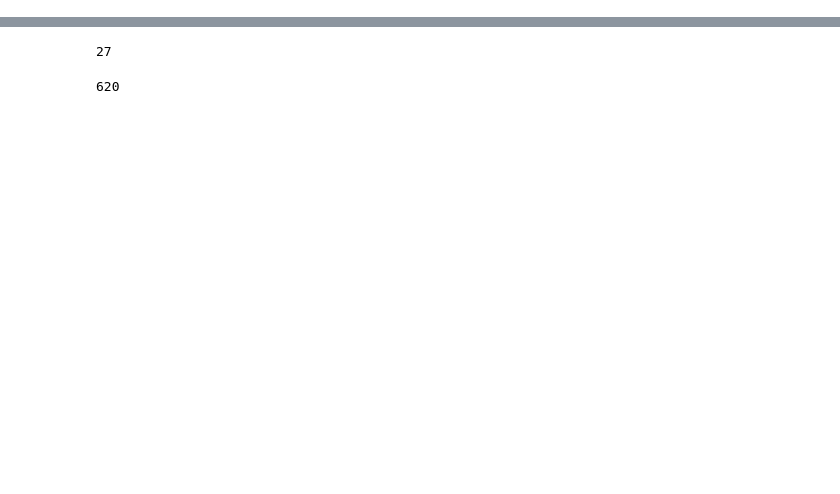
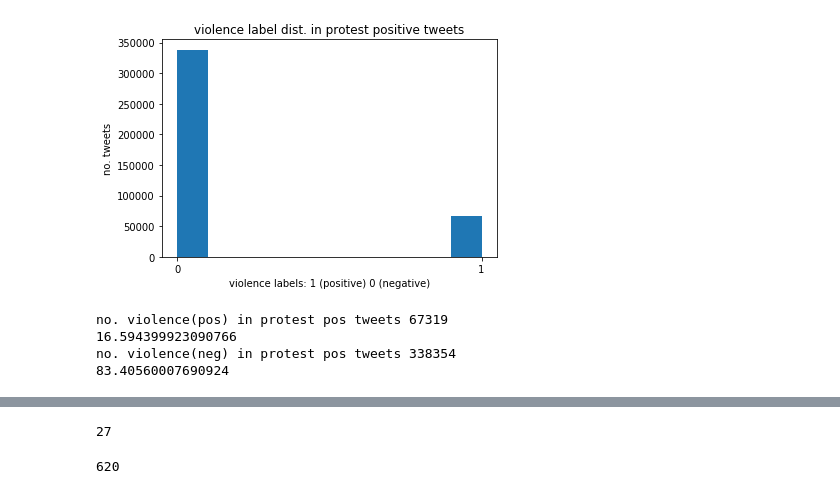
Before and after one commit to efatmae/Tweets_Turkey_2013_data_analysis, a Jupyter notebook: predicted_tweets_time_analysis.ipynb, the cells around one changed output, grey strips where cells are left out. Drawn from its saved outputs; the diff is of its cells as text; code cells hidden in the pictures; blank space fills up the shorter version.

```diff
--- a/predicted_tweets_time_analysis.ipynb
+++ b/predicted_tweets_time_analysis.ipynb
@@ -15,0 +47,21 @@ predicted_tweets = predicted_tweets[['id', 'created_at', 'text', 'prediction', '
+# %%
+protest_predicted = predicted_tweets[predicted_tweets["protest"] == 1]
+# %%
+plt.hist(protest_predicted['violence'])
+plt.xlabel("violence labels: 1 (positive) 0 (negative)")
+plt.ylabel("no. tweets")
+plt.xticks([0,1])
+plt.title("violence label dist. in protest positive tweets")
+plt.show()
+# %% [output]
+[figure, added]
+# %%
+print("no. violence(pos) in protest pos tweets", len(protest_predicted[protest_predicted['violence'] == 1]))
+print((len(protest_predicted[protest_predicted['violence'] == 1])/ len(protest_predicted))*100)
+print("no. violence(neg) in protest pos tweets", len(protest_predicted[protest_predicted['violence'] == 0]))
+print((len(protest_predicted[protest_predicted['violence'] == 0])/ len(protest_predicted))*100)
+# %% [output]
+no. violence(pos) in protest pos tweets 67319
+16.594399923090766
+no. violence(neg) in protest pos tweets 338354
+83.40560007690924
```
Also changed, not shown: parts of 16 cells of this notebook, 1 other file.
